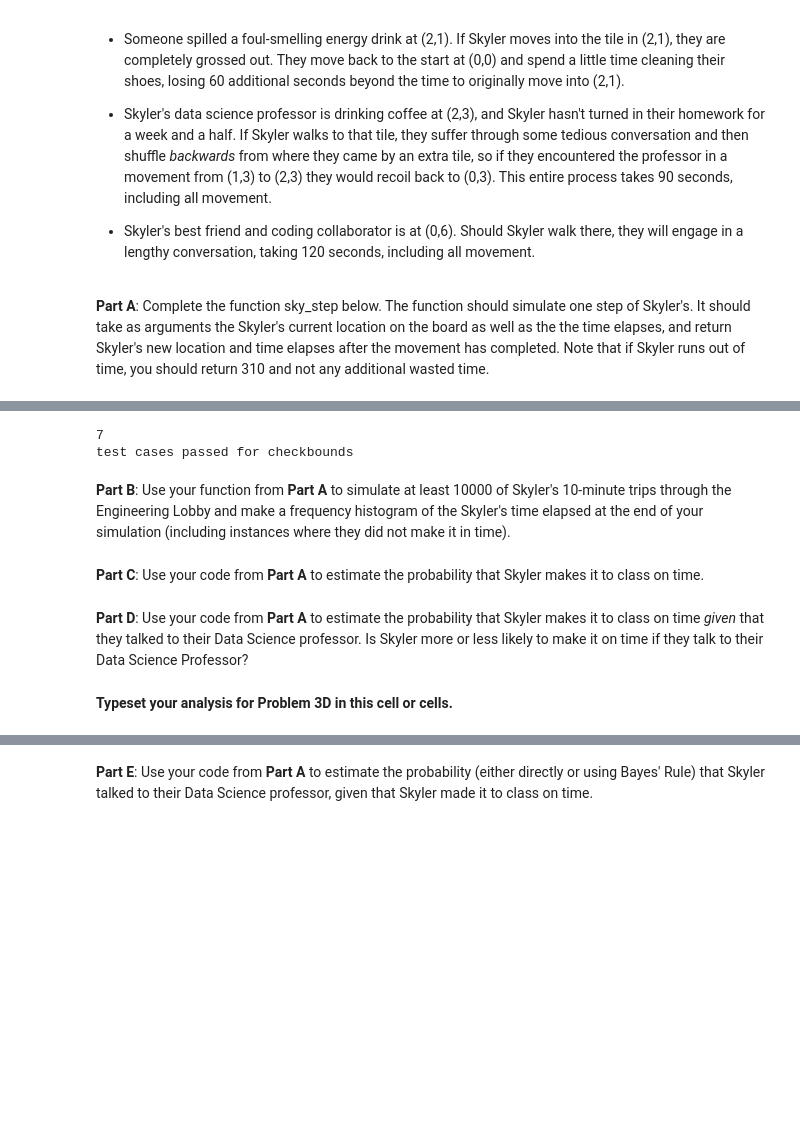
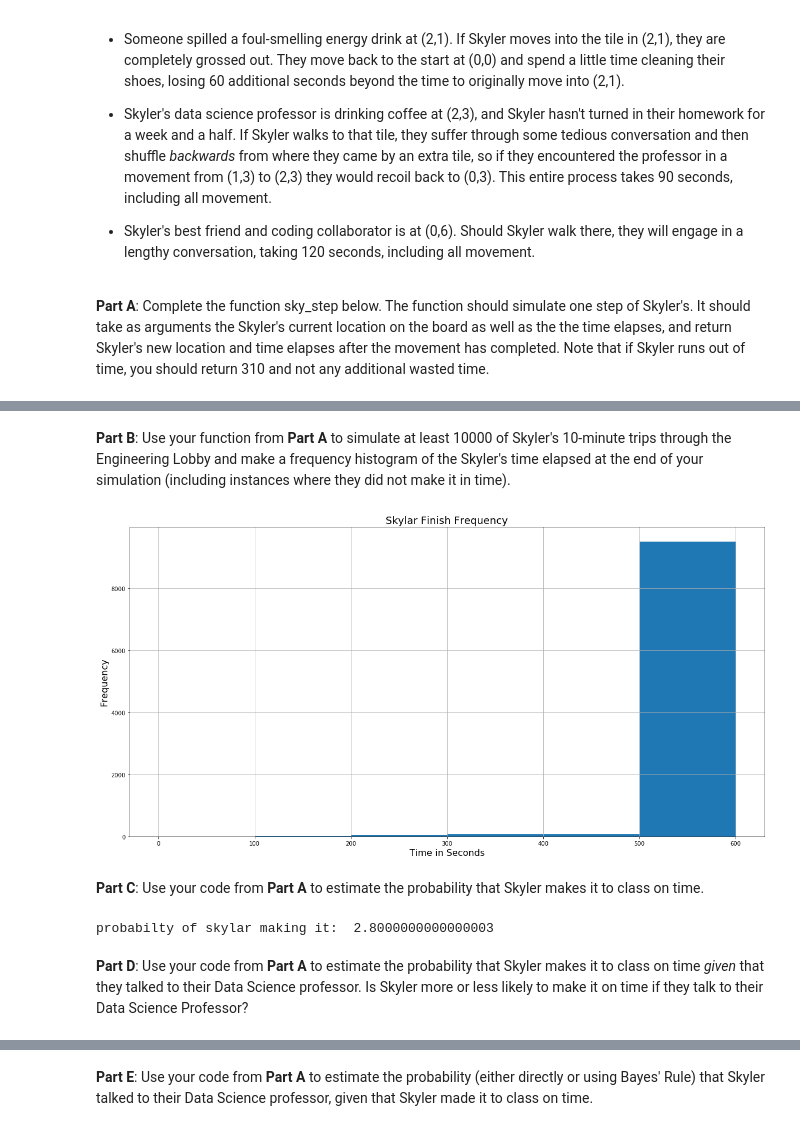
Before and after one commit to jphouminh71/CSCI3022_Intro-to-DataScience, a Jupyter notebook: DataScience/homework/Phouminh_Jonathan_HW3.ipynb, the cells around one changed output, grey strips where cells are left out. Saved outputs shown, nothing was run; the diff lists cells and outputs as text; code cells hidden in the pictures; blank space fills up the shorter version.

```diff
--- a/DataScience/homework/Phouminh_Jonathan_HW3.ipynb
+++ b/DataScience/homework/Phouminh_Jonathan_HW3.ipynb
@@ -573,19 +411,0 @@ SHE MADE IT
-# %%
-def testCheckBounds():
-    goodLoc = (0,4)
-    BottomWallHit = (-1,0)
-    TopWallHit = (7,0)
-    RightWallHit = (0,5)
-    LeftWallHit = (0,-1)
-
-    assert (checkBounds(goodLoc) == True)
-    assert (checkBounds(TopWallHit) == False)
-    assert (checkBounds(RightWallHit) == False)
-    assert (checkBounds(LeftWallHit) == False)
-
-    print("test cases passed for checkbounds")
-
-testCheckBounds()
-# %% [output]
-7
-test cases passed for checkbounds
@@ -598,2 +528,38 @@ test cases passed for checkbounds
+# %%
+finishing_times = []
+
+def plotHistogram(finishing_times):
+    series = pd.Series(finishing_times)
+
+    my_bins = range(0, 700, 100)
+    fig, ax = plt.subplots(figsize=(20,10))
+
+    plt.hist(series, bins = my_bins)
+    ax.set_title("Skylar Finish Frequency", fontsize = 18)
+    ax.set_ylabel("Frequency", fontsize = 16)
+    ax.set_xlabel("Time in Seconds", fontsize = 16)
+    ax.grid(alpha=1)
+
+
+def simulate():
+    for i in range(10000):
+        currenttime = 0
+        currentposition = [0,0]
+        while (currenttime != 600):
+            ret = sky_step(currentposition,currenttime)
+            currentposition = ret[0]
+            currenttime = ret[1]
+            if ret[0] == [4,6]:
+                timeElapsed = ret[1]
+                break
+            if currenttime >= 600:
+                break
+
+        finishing_times.append(currenttime)
+
+    plotHistogram(finishing_times)
+simulate()
+# %% [output]
+[figure, added]
 # %% [markdown]
 **Part C**: Use your code from **Part A** to estimate the probability that Skyler makes it to class on time.
@@ -602,4 +566,12 @@ test cases passed for checkbounds
+# %%
+finishCount = 0
+for i in finishing_times:
+    if i < 600:
+        finishCount = finishCount + 1
+
+
+print("probabilty of skylar making it: ", (finishCount / 10000)* 100 )
+# %% [output]
+probabilty of skylar making it:  2.8000000000000003
 # %% [markdown]
 **Part D**: Use your code from **Part A** to estimate the probability that Skyler makes it to class on time _given_ that they talked to their Data Science professor.  Is Skyler more or less likely to make it on time if they talk to their Data Science Professor?
-# %% [markdown]
-**Typeset your analysis for Problem 3D in this cell or cells.**
```
Also changed, not shown: parts of 14 cells of this notebook.
